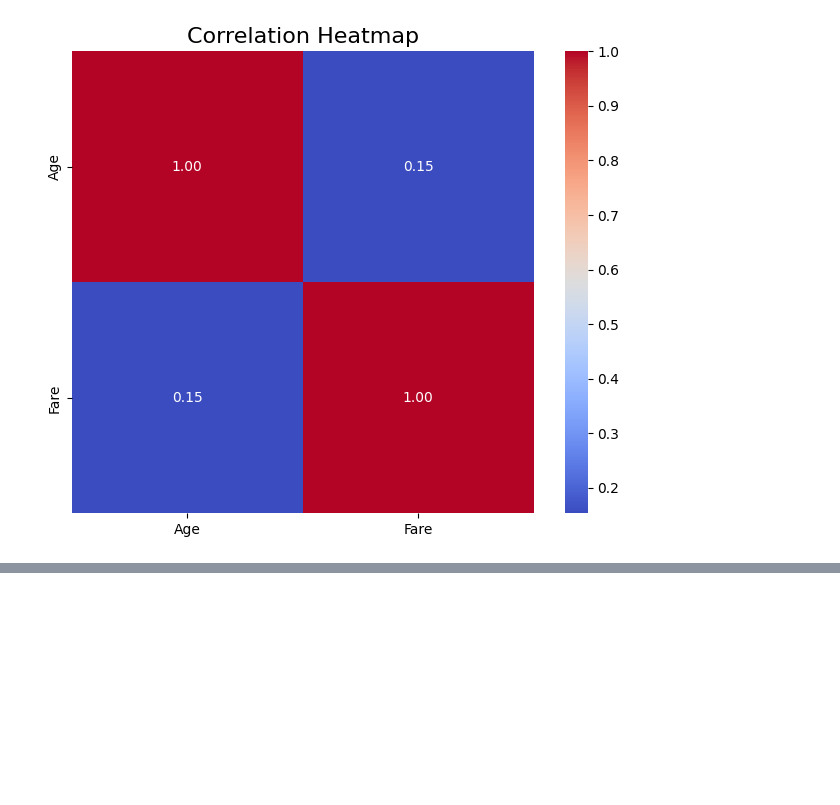
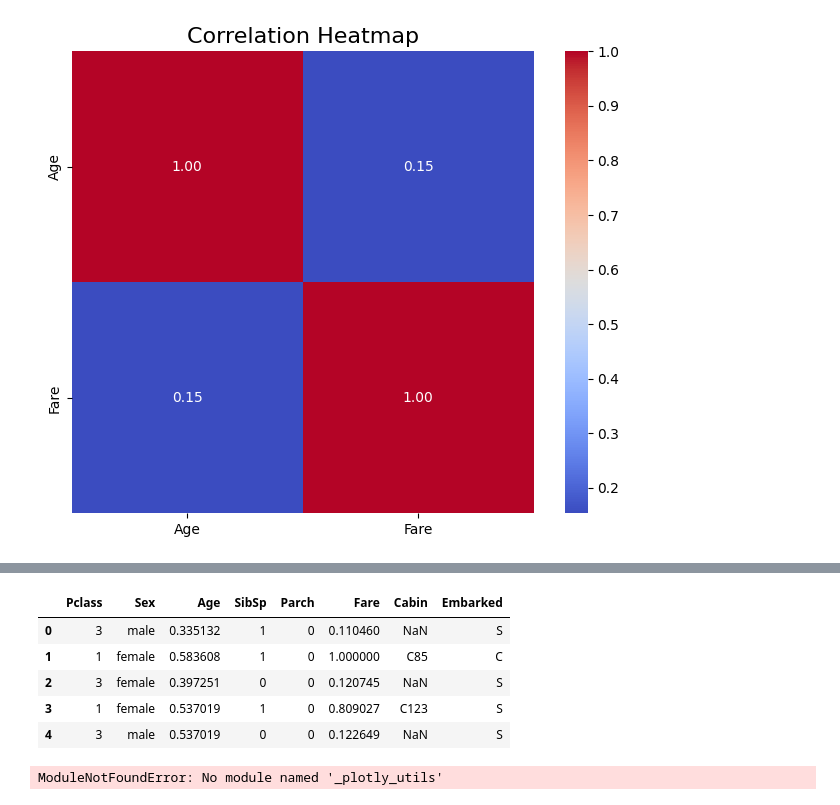
Before and after one commit to Elgeneral200/Depi_Amit_AI_BNS3, a Jupyter notebook: Data_preprocessing/Workshop_1.ipynb, the cells around one changed output, grey strips where cells are left out. Cells and saved outputs as stored; diff of their text form; code cells hidden in the pictures; blank space fills up the shorter version.

```diff
--- a/Data_preprocessing/Workshop_1.ipynb
+++ b/Data_preprocessing/Workshop_1.ipynb
@@ -203,0 +255,22 @@ plt.show()
+# %%
+x = df.iloc[:, df.columns != 'Survived'] # Features
+
+from sklearn.preprocessing import MinMaxScaler
+scaler = MinMaxScaler()
+num_cols = x.select_dtypes('number').columns
+scaler.fit(x[num_cols])
+x[num_cols] = scaler.transform(x[num_cols])
+# %%
+x.head()
+# %% [output]
+|  | Pclass | Sex | Age | SibSp | Parch | Fare | Cabin | Embarked |
+| 0 | 3 | male | 0.335132 | 1 | 0 | 0.110460 | NaN | S |
+| 1 | 1 | female | 0.583608 | 1 | 0 | 1.000000 | C85 | C |
+| 2 | 3 | female | 0.397251 | 0 | 0 | 0.120745 | NaN | S |
+| 3 | 1 | female | 0.537019 | 1 | 0 | 0.809027 | C123 | S |
+| 4 | 3 | male | 0.537019 | 0 | 0 | 0.122649 | NaN | S |
+# %%
+import plotly.express as px
+px.scatter(x, x='Age', y='Fare', title='Age vs Fare after scaling')
+# %% [output]
+ModuleNotFoundError: No module named '_plotly_utils'
```
Also changed, not shown: parts of 9 cells of this notebook, 13 other files.
